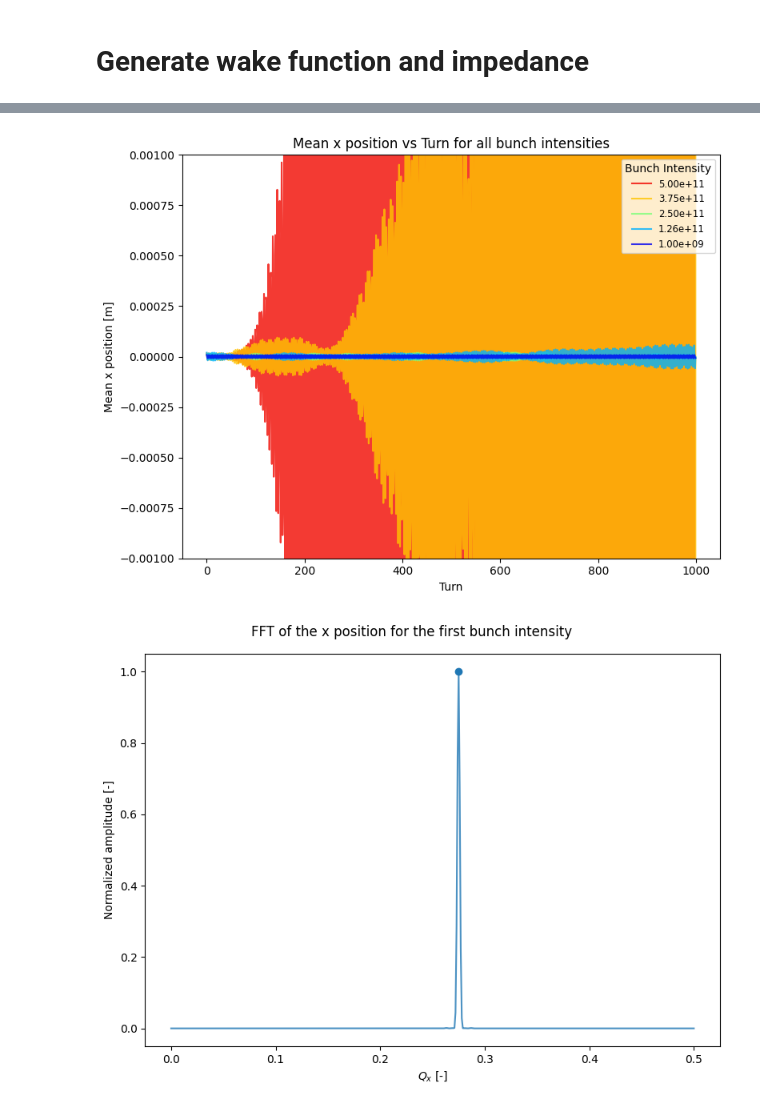
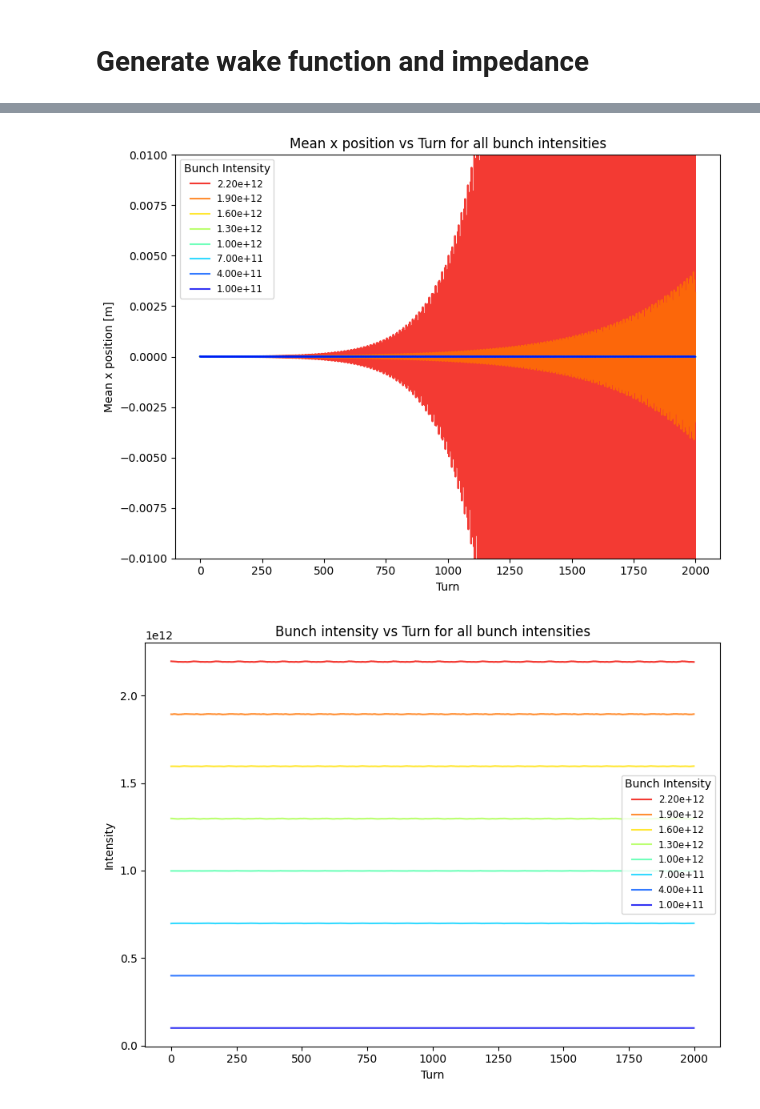
Before and after one commit to JUAS-tutorials/collective-effects-xsuite-tutorials, a Jupyter notebook: Tutorial1.ipynb, the cells around one changed output, grey strips where cells are left out. Cells and saved outputs as stored; diff of their text form; code cells hidden in the pictures.

Commit message:
Update first tutorial

```diff
--- a/Tutorial1.ipynb
+++ b/Tutorial1.ipynb
@@ -83,7 +96,7 @@ Qy = Qy_int + Qy_frac
 
 ##### Chromaticity
 chromaticity = 0
-print('Qp:', chromaticity)
+print("Q' =", chromaticity)
 
 ##### Bunch parameters
 p0c = 450.0e9
@@ -98,13 +111,13 @@ n_macroparticles = int(10_000)
 num_slices = int(100)
 
 # Bunch intensity scan
-delta_bint = 3e10
-#bunch_intensity_scan = np.arange(1e9, 5e11, delta_bint, )
-bunch_intensity_scan = np.linspace(1e9, 5e11, 5)
+delta_bint = 3e11
+bunch_intensity_scan = np.arange(1e11, 2.3e12, delta_bint)
+#bunch_intensity_scan = np.linspace(1e11, 2.3e12, 5)
 print('Bunch intensity scan:', bunch_intensity_scan)
 
 # Number of turns simulated
-number_of_turns = 1_000
+number_of_turns = 2_000
 
 # Save or not some plots (wakefield, emittance growth)
 flag_plot = True
@@ -412,61 +315,48 @@ File bunchmonitor_data_hllhc_with_bellows/bunchmonitor_bint_5.00e+11_bunches.h5
 # %%
 fig, ax = plt.subplots(figsize=(8, 6))
 
 cmap = plt.get_cmap('jet')
 colors = cmap(np.linspace(0.9, 0.1, len(bunch_intensity_scan)))
 
 for i, bint in enumerate(reversed(bunch_intensity_scan)):
     file_path = f'./{results_folder}/bunchmonitor_bint_{bint:.2e}_bunches.h5'
     try:
         with h5py.File(file_path, 'r') as h5file:
             mean_x = h5file['0']['mean_x'][:]
             ax.plot(np.real(mean_x), color=colors[i], label=f'{bint:.2e}', alpha=0.8)
     except FileNotFoundError:
         print(f'File not found: {file_path}')
 
-ax.set_ylim(-1e-3, 1e-3)
+ax.set_ylim(-1e-2, 1e-2)
 ax.set_yscale('linear')
 ax.set_xlabel('Turn')
 ax.set_ylabel('Mean x position [m]')
 ax.set_title('Mean x position vs Turn for all bunch intensities')
 ax.legend(title='Bunch Intensity', fontsize='small', loc='best')
 fig.tight_layout()
 plt.savefig('002_turn_by_turn_data_all_bints.png')
 plt.show()
 # %% [output]
-[figure, old version]
+[figure, new version]
 # %%
 fig, ax = plt.subplots(figsize=(8, 6))
 
-n_turns_fft = number_of_turns
-window = np.kaiser(n_turns_fft, beta=14)
+cmap = plt.get_cmap('jet')
+colors = cmap(np.linspace(0.9, 0.1, len(bunch_intensity_scan)))
 
-cmap = plt.get_cmap('jet')
-colors = cmap(np.linspace(0.1, 0.9, len(bunch_intensity_scan)))
+for i, bint in enumerate(reversed(bunch_intensity_scan)):
+    file_path = f'./{results_folder}/bunchmonitor_bint_{bint:.2e}_bunches.h5'
+    with h5py.File(file_path, 'r') as h5file:
+        mean_x = h5file['0']['num_particles'][:]
+        ax.plot(np.real(mean_x), color=colors[i], label=f'{bint:.2e}', alpha=0.8)
 
-file_path = f'./{results_folder}/bunchmonitor_bint_{bunch_intensity_scan[0]:.2e}_bunches.h5'
-try:
-    with h5py.File(file_path, 'r') as h5file:
-        mean_x = h5file['0']['mean_x'][:]
-        if len(mean_x) >= n_turns_fft:
-            x_values = np.fft.rfftfreq(n_turns_fft, d=1.0)
-            y_values = np.abs(np.fft.rfft(mean_x[-n_turns_fft:] * window))
-            y_norm = y_values / np.max(y_values)
-            ax.plot(x_values, y_norm, label=f'{bunch_intensity_scan[0]:.2e}', alpha=0.8)
-            ax.scatter(x_values[np.argmax(y_values)], 1, zorder=10)
-        else:
-            print(f'Not enough turns for FFT in file: {file_path}')
-except FileNotFoundError:
-    print(f'File not found: {file_path}')
-
-ax.set_xlabel('$Q_x$ [-]')
-ax.set_ylabel('Normalized amplitude [-]')
-#ax.set_xlim(0.24, 0.3)
-#ax.set_ylim(-0.1, 1.1)
-#ax.legend(title='Bunch Intensity', fontsize='small', loc='best')
-fig.suptitle('FFT of the x position for the first bunch intensity')
+ax.set_yscale('linear')
+ax.set_xlabel('Turn')
+ax.set_ylabel('Intensity')
+ax.set_title('Bunch intensity vs Turn for all bunch intensities')
+ax.legend(title='Bunch Intensity', fontsize='small', loc='best')
 fig.tight_layout()
-plt.savefig('002_fft_x_position_all_bints.png')
+#plt.savefig('002_turn_by_turn_data_all_bints.png')
 plt.show()
 # %% [output]
-[figure, old version]
+[figure, new version]
```
Also changed, not shown: parts of 25 cells of this notebook.
